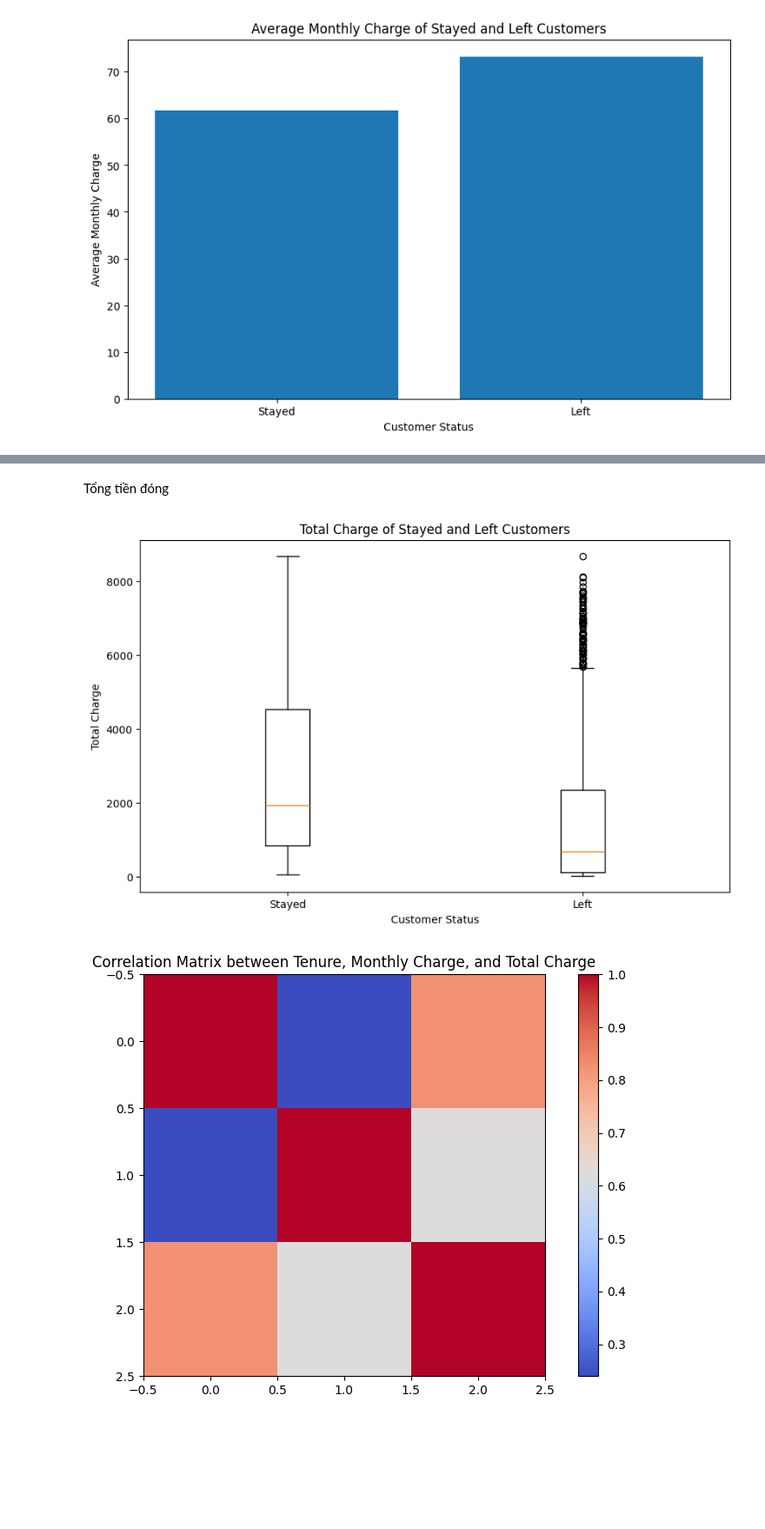
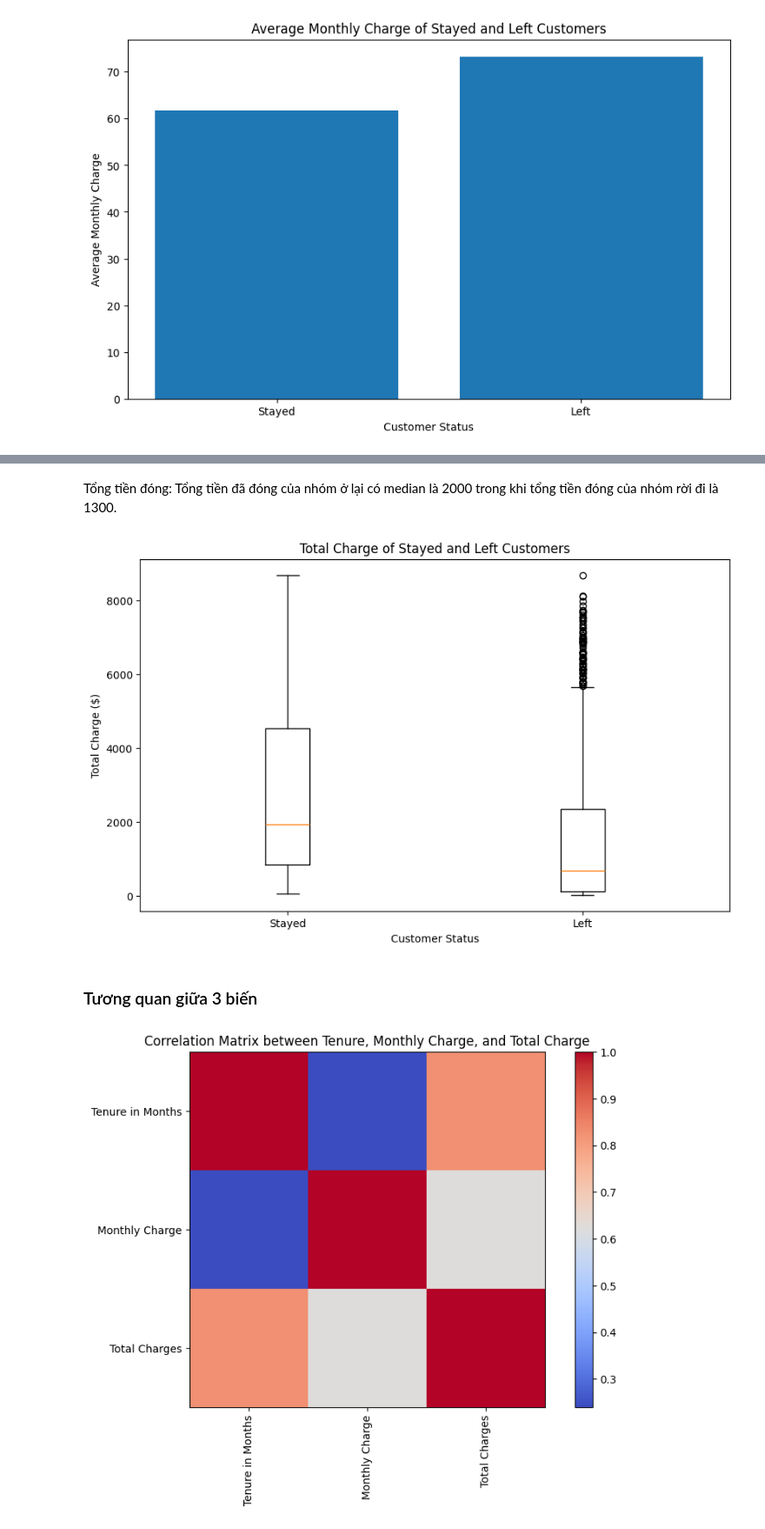
Before and after one commit to cognaiger9/DataMining, a Jupyter notebook: project.ipynb, the cells around one changed output, grey strips where cells are left out. Shown at 87% size. Saved outputs shown, nothing was run; the diff lists cells and outputs as text; code cells hidden in the pictures; blank space fills up the shorter version.

```diff
--- a/project.ipynb
+++ b/project.ipynb
@@ -112,22 +113,26 @@ plt.show()
 # %% [markdown]
-Tổng tiền đóng
+Tổng tiền đóng: Tổng tiền đã đóng của nhóm ở lại có median là 2000 trong khi tổng tiền đóng của nhóm rời đi là 1300.
 # %%
 # boxplot of total charge of stayed and left customers
 plt.figure(figsize=(10, 6))
 plt.boxplot([stayed_customers['Total Charges'], left_customers['Total Charges']], tick_labels=['Stayed', 'Left'])
 plt.title('Total Charge of Stayed and Left Customers')
 plt.xlabel('Customer Status')
-plt.ylabel('Total Charge')
+plt.ylabel('Total Charge ($)')
 plt.show()
 # %% [output]
-[figure, old version]
+[figure, new version]
+# %% [markdown]
+### Tương quan giữa 3 biến
 # %%
 # correlation matrix between tenure, monthly charge, and total charge
 correlation_matrix = train_df[['Tenure in Months', 'Monthly Charge', 'Total Charges']].corr()
 plt.figure(figsize=(10, 6))
 plt.imshow(correlation_matrix, cmap='coolwarm', interpolation='nearest')
 plt.colorbar()
 plt.title('Correlation Matrix between Tenure, Monthly Charge, and Total Charge')
+plt.xticks(range(len(correlation_matrix.columns)), correlation_matrix.columns, rotation=90)
+plt.yticks(range(len(correlation_matrix.columns)), correlation_matrix.columns)
 plt.show()
 # %% [output]
-[figure, old version]
+[figure, new version]
```
Also changed, not shown: parts of 5 cells of this notebook.
